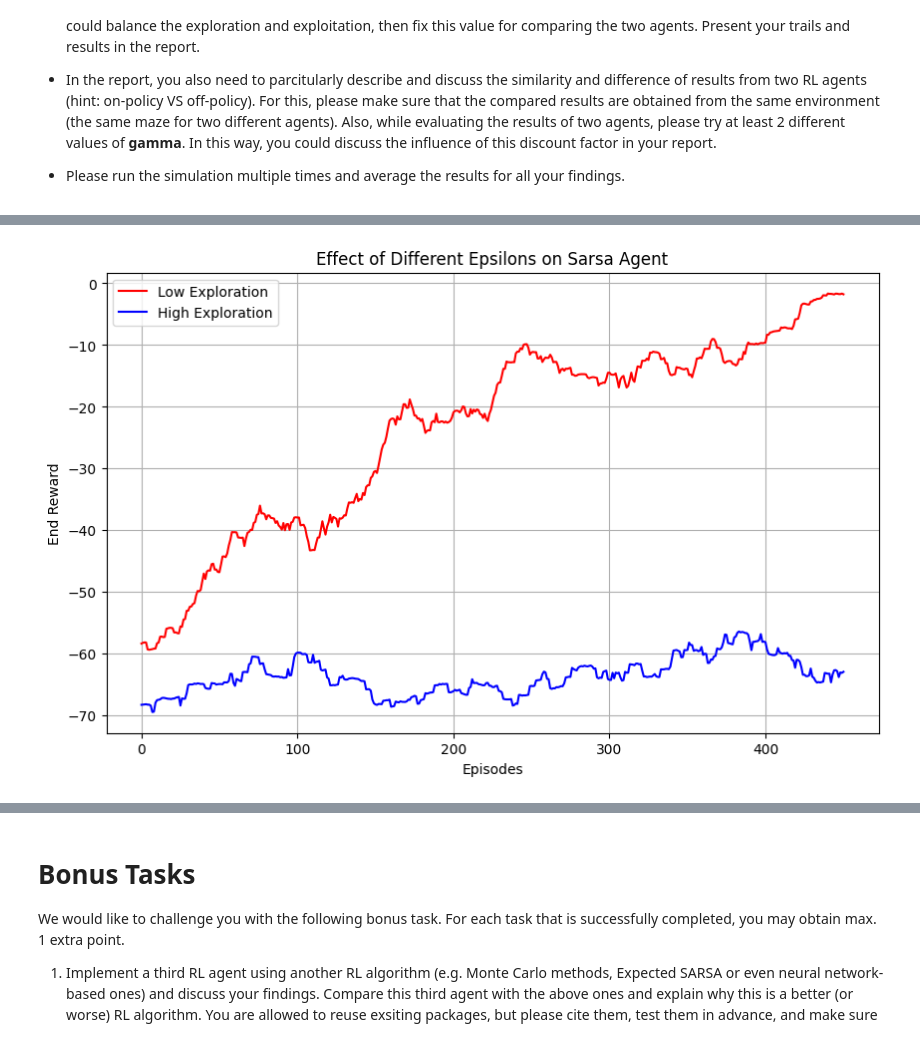
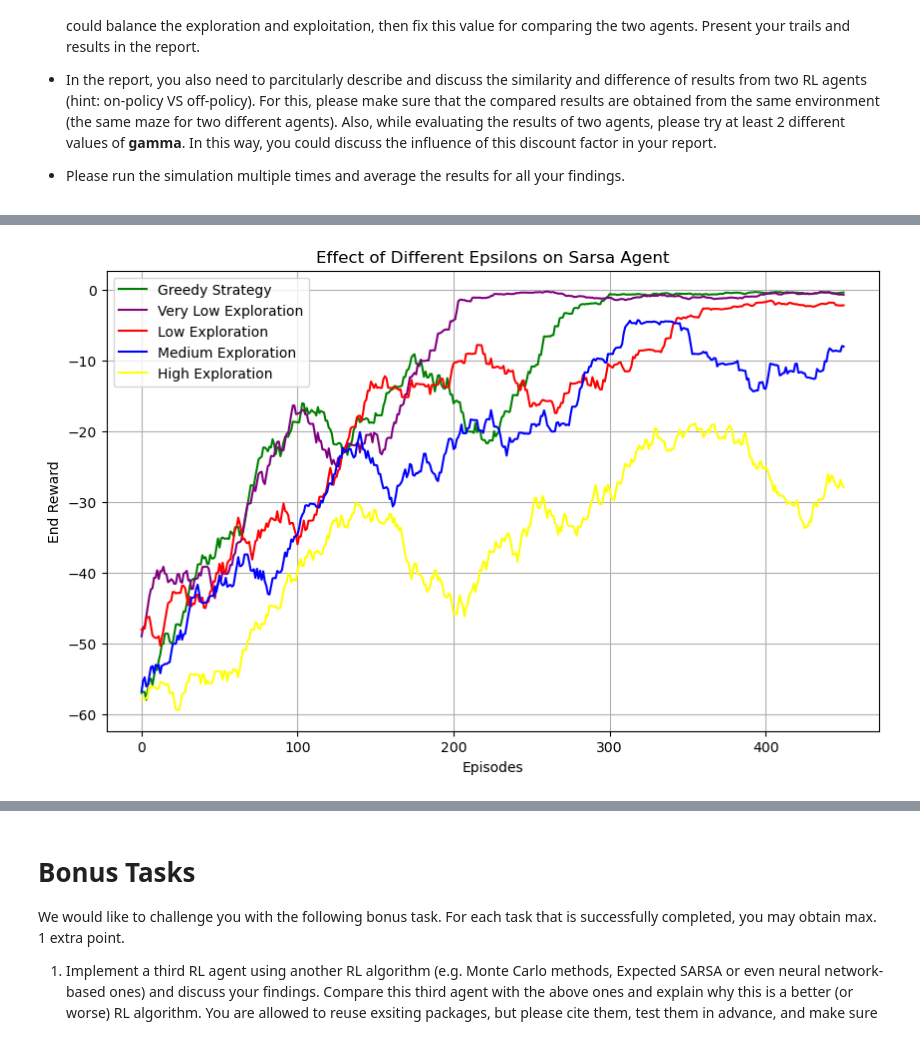
Before and after one commit to smichaelino/APML-Assignment-1, a Jupyter notebook: assignment-3/Assignment_3.ipynb, the cells around one changed output, grey strips where cells are left out. Cells and saved outputs as stored; diff of their text form; code cells hidden in the pictures.

```diff
--- a/assignment-3/Assignment_3.ipynb
+++ b/assignment-3/Assignment_3.ipynb
@@ -253,7 +253,6 @@ class sarsaAgent():
         self.alpha = learning_rate
         self.gamma = discount_factor
         self.q_table = np.zeros(env.observation_space.shape + (env.action_space.n, ), dtype=float)
-
         self.actions = env.action_space
 
 
@@ -270,10 +269,10 @@ class sarsaAgent():
         return next_action
 
 
-    def learn(self, state, action, next_state, reward, done):
+    def learn(self, state, action, next_state, next_action, reward, done):
         x ,y = state
         next_x, next_y = next_state
-        td_target = reward + self.gamma * self.q_table[next_x, next_y, self.select_action(next_state)] * (1 - int(done))
+        td_target = reward + self.gamma * self.q_table[next_x, next_y, next_action] * (1 - int(done))
         td_delta = td_target - self.q_table[x, y, action]
         self.q_table[x, y, action] += self.alpha * td_delta
 
@@ -301,7 +300,7 @@ class qLearningAgent():
         next_action = np.random.choice(find_max_val[0])
         return next_action
 
-    def learn(self, state, action, next_state, reward, done):
+    def learn(self, state, action, next_state, next_action, reward, done):
         x ,y = state
         next_x, next_y = next_state
         td_target = reward + self.gamma * self.q_table[next_x, next_y].max() * (1 - int(done))
@@ -380,22 +404,35 @@ plt.show()
 # %%
 # Epsilon experimenting (SARSA)
+sarsa_greedy = sarsaAgent(env, exploration_rate=0.0)
+r_sarsa_greedy = run_simulation(sarsa_greedy, env)
 
-sarsa_low = sarsaAgent(env, exploration_rate=0.1, discount_factor=0.99)
+sarsa_very_low = sarsaAgent(env, exploration_rate=0.01)
+r_sarsa_very_low = run_simulation(sarsa_very_low, env)
+
+sarsa_low = sarsaAgent(env, exploration_rate=0.1)
 r_sarsa_low = run_simulation(sarsa_low, env)
 
-sarsa_high = sarsaAgent(env, exploration_rate=0.8, discount_factor=0.99)
+sarsa_medium = sarsaAgent(env, exploration_rate=0.2)
+r_sarsa_medium = run_simulation(sarsa_medium, env)
+
+sarsa_high = sarsaAgent(env, exploration_rate=0.5)
 r_sarsa_high = run_simulation(sarsa_high, env)
 
+
+
 plt.figure(figsize=(10, 6))
+plt.plot(curveSmoother(r_sarsa_greedy), label='Greedy Strategy', color='green')
+plt.plot(curveSmoother(r_sarsa_very_low), label='Very Low Exploration', color='purple')
 plt.plot(curveSmoother(r_sarsa_low), label='Low Exploration', color='red')
-plt.plot(curveSmoother(r_sarsa_high), label='High Exploration', color='blue')
+plt.plot(curveSmoother(r_sarsa_medium), label='Medium Exploration', color='blue')
+plt.plot(curveSmoother(r_sarsa_high), label='High Exploration', color='yellow')
 plt.title('Effect of Different Epsilons on Sarsa Agent')
 plt.xlabel('Episodes')
 plt.ylabel('End Reward')
 plt.legend()
 plt.grid(True)
 plt.show()
 # %% [output]
-[figure, old version]
+[figure, new version]
 # %%
 # Epsilon experimenting (Q-Learning)
```
Also changed, not shown: parts of 9 cells of this notebook.
